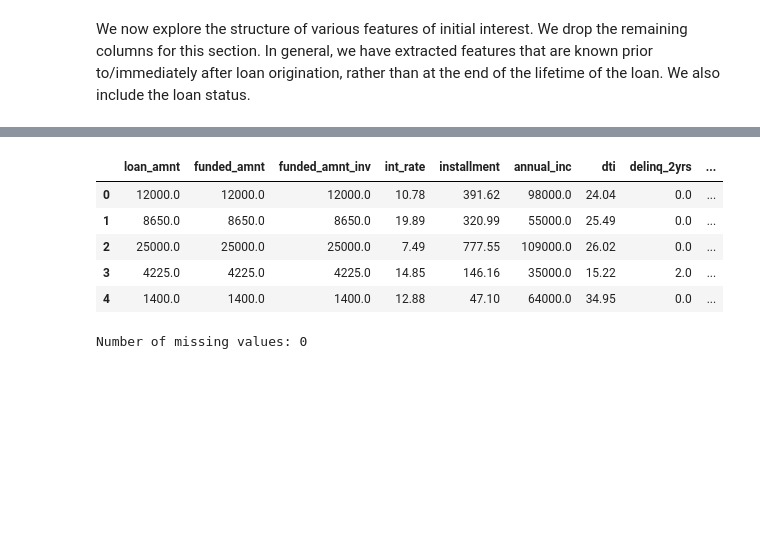
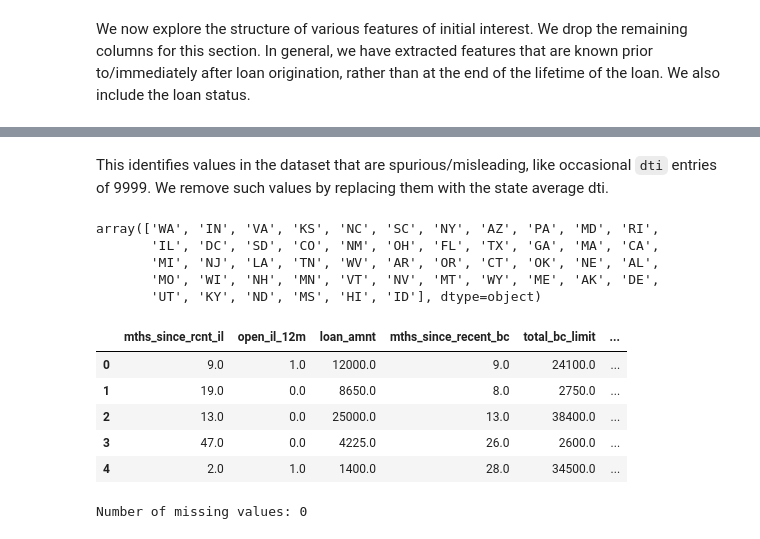
Before and after one commit to Wichaelian/citadel-summer-invitational22, a Jupyter notebook: notebooks/Initial Explorations.ipynb, the cells around one changed output, grey strips where cells are left out. Cells and saved outputs as stored; diff of their text form; code cells hidden in the pictures; blank space fills up the shorter version.

Commit message:
better cleaning, should be ready for models

````diff
--- a/notebooks/Initial Explorations.ipynb
+++ b/notebooks/Initial Explorations.ipynb
@@ -60,14 +60,15 @@ We now explore the structure of various features of initial interest. We drop th
 cat_vars_of_interest = ["term", "grade", "sub_grade", "emp_title", "emp_length", "home_ownership", "verification_status", "purpose", "desc", "addr_state",
     "initial_list_status", "policy_code", "application_type", "hardship_flag", "hardship_type", "hardship_reason",  "loan_status"
 ]
-num_vars_of_interest = [
-    "loan_amnt", "funded_amnt", "funded_amnt_inv", "int_rate", "installment", "annual_inc", "dti", "delinq_2yrs", "fico_range_low", "fico_range_high",
-    "revol_bal", "revol_util", "open_acc", "zip_code", "delinq_2yrs", "inq_last_6mths", "open_acc", "total_acc",
-    "last_fico_range_low", "last_fico_range_high", "open_il_12m", "open_il_24m", "total_bal_il", "il_util", "open_rv_12m", "open_rv_24m", "max_bal_bc", "all_util",
+num_vars_of_interest = list(set([
+    "loan_amnt", "funded_amnt", "funded_amnt_inv", "int_rate", "installment", "issue_d", "annual_inc", "dti", "fico_range_low", "fico_range_high",
+    "revol_bal", "revol_util", "open_acc", "zip_code", "delinq_2yrs", "inq_last_6mths", "total_acc", "mths_since_last_delinq", "mths_since_last_record", "mths_since_rcnt_il",
+    "last_fico_range_low", "last_fico_range_high", "last_credit_pull_d", "open_il_12m", "open_il_24m", "total_bal_il", "il_util", "open_rv_12m", "open_rv_24m", "max_bal_bc", "all_util",
     "total_rev_hi_lim", "inq_fi", "total_cu_tl", "inq_last_12m", "acc_open_past_24mths", "avg_cur_bal", "bc_open_to_buy", "bc_util", "num_accts_ever_120_pd",
     "num_actv_bc_tl", "num_actv_rev_tl", "num_bc_sats", "num_bc_tl", "num_sats", "num_il_tl", "num_op_rev_tl", "num_rev_accts", "num_rev_tl_bal_gt_0", "tot_hi_cred_lim",
-    "pct_tl_nvr_dlq", "percent_bc_gt_75", "total_bal_ex_mort", "total_bc_limit","total_il_high_credit_limit"
-]
+    "pct_tl_nvr_dlq", "percent_bc_gt_75", "total_bal_ex_mort", "total_bc_limit","total_il_high_credit_limit", "mths_since_last_major_derog", "mths_since_recent_bc",
+    "mths_since_recent_bc_dlq", "mths_since_recent_inq", "mths_since_recent_revol_delinq"
+]))
 # %%
 sampled_by_loan = sampled_by_loan[num_vars_of_interest + cat_vars_of_interest]
 sampled_by_loan.head()
@@ -105,13 +148,23 @@ missing
+# %% [markdown]
+This identifies values in the dataset that are spurious/misleading, like occasional ```dti``` entries of 9999. We remove such values by replacing them with the state average dti.
+# %%
+sampled_by_loan["addr_state"].unique()
+# %% [output]
+array(['WA', 'IN', 'VA', 'KS', 'NC', 'SC', 'NY', 'AZ', 'PA', 'MD', 'RI',
+       'IL', 'DC', 'SD', 'CO', 'NM', 'OH', 'FL', 'TX', 'GA', 'MA', 'CA',
+       'MI', 'NJ', 'LA', 'TN', 'WV', 'AR', 'OR', 'CT', 'OK', 'NE', 'AL',
+       'MO', 'WI', 'NH', 'MN', 'VT', 'NV', 'MT', 'WY', 'ME', 'AK', 'DE',
+       'UT', 'KY', 'ND', 'MS', 'HI', 'ID'], dtype=object)
 # %%
-sampled_by_loan = clean_accepted_df(sampled_by_loan, numeric_cols= num_vars_of_interest, categorical_cols= cat_vars_of_interest, one_hot_threshold=10)
+sampled_by_loan, num_vars_of_interest, cat_vars_of_interest = clean_accepted_df(sampled_by_loan, numeric_cols= num_vars_of_interest, categorical_cols= cat_vars_of_interest, one_hot_threshold=10)
 sampled_by_loan.head()
 # %% [output]
-|  | loan_amnt | funded_amnt | funded_amnt_inv | int_rate | installment | annual_inc | dti | delinq_2yrs | ... |
-| 0 | 12000.0 | 12000.0 | 12000.0 | 10.78 | 391.62 | 98000.0 | 24.04 | 0.0 | ... |
-| 1 | 8650.0 | 8650.0 | 8650.0 | 19.89 | 320.99 | 55000.0 | 25.49 | 0.0 | ... |
-| 2 | 25000.0 | 25000.0 | 25000.0 | 7.49 | 777.55 | 109000.0 | 26.02 | 0.0 | ... |
-| 3 | 4225.0 | 4225.0 | 4225.0 | 14.85 | 146.16 | 35000.0 | 15.22 | 2.0 | ... |
-| 4 | 1400.0 | 1400.0 | 1400.0 | 12.88 | 47.10 | 64000.0 | 34.95 | 0.0 | ... |
+|  | mths_since_rcnt_il | open_il_12m | loan_amnt | mths_since_recent_bc | total_bc_limit | ... |
+| 0 | 9.0 | 1.0 | 12000.0 | 9.0 | 24100.0 | ... |
+| 1 | 19.0 | 0.0 | 8650.0 | 8.0 | 2750.0 | ... |
+| 2 | 13.0 | 0.0 | 25000.0 | 13.0 | 38400.0 | ... |
+| 3 | 47.0 | 0.0 | 4225.0 | 26.0 | 2600.0 | ... |
+| 4 | 2.0 | 1.0 | 1400.0 | 28.0 | 34500.0 | ... |
 # %%
 print(f"Number of missing values: {sampled_by_loan.isna().sum().sum()}")
 # %% [output]
````
Also changed, not shown: parts of 9 cells of this notebook, 1 other file.
